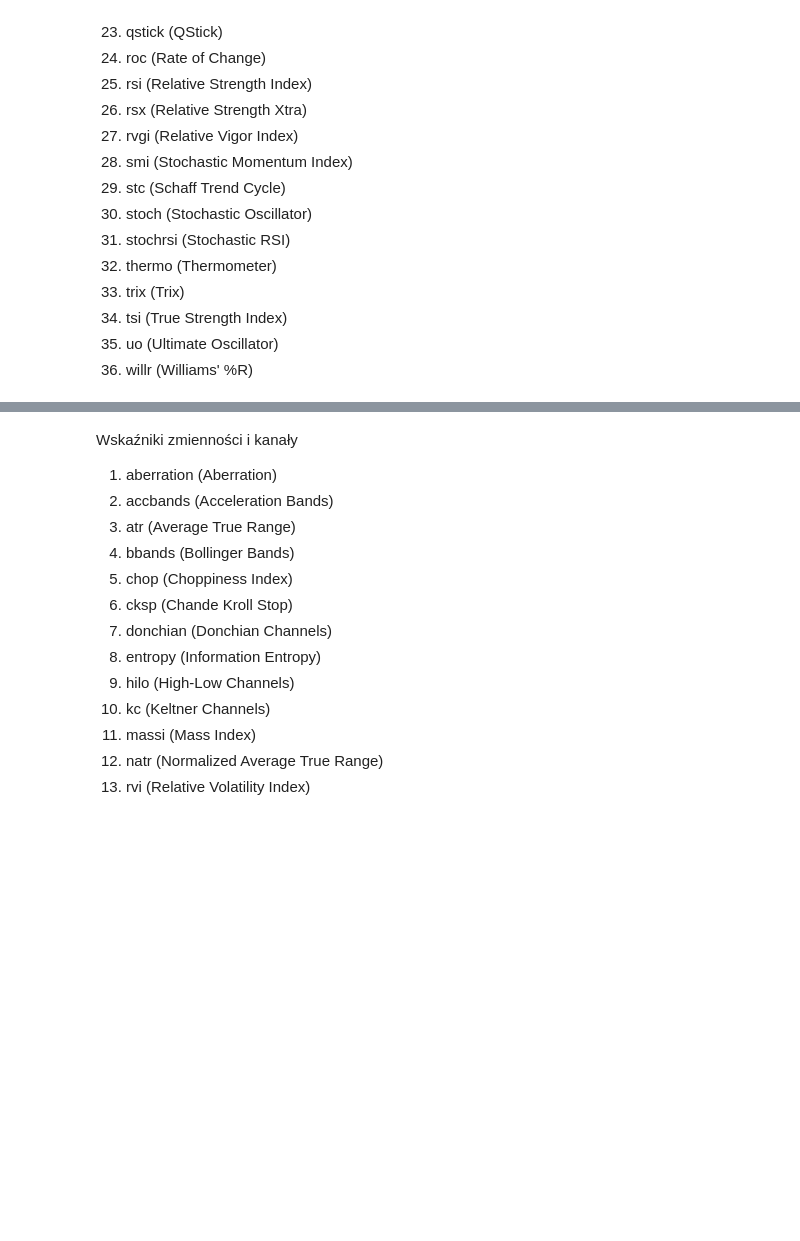
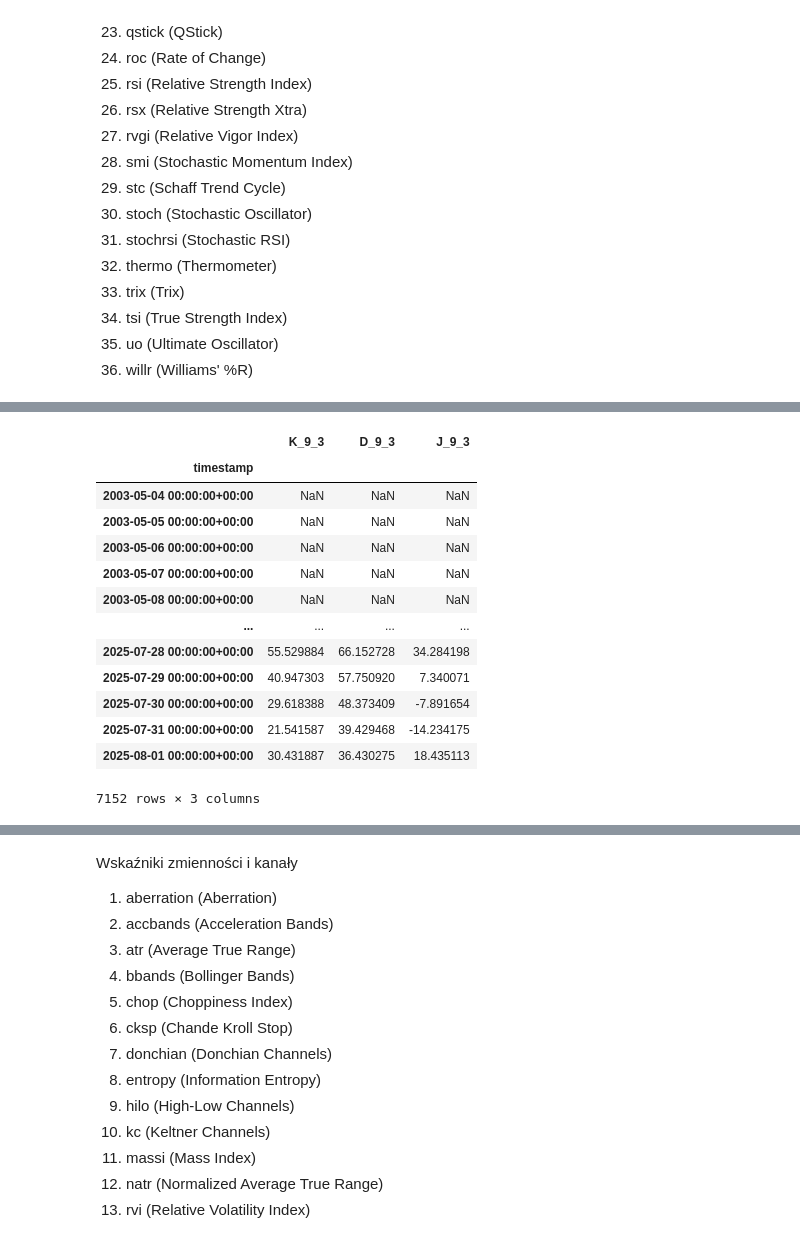
Before and after one commit to MichalTretowski/Trading_model, a Jupyter notebook: Trading.ipynb, the cells around one changed output, grey strips where cells are left out. Cells and saved outputs as stored; diff of their text form; code cells hidden in the pictures; blank space fills up the shorter version.

Commit message:
Oscillators and momentum indicators implementation

```diff
--- a/Trading.ipynb
+++ b/Trading.ipynb
@@ -521,0 +800,19 @@ Default Inputs: length=10, fast=11, slow=14
+# %%
+# 15. KDJ Indicator, ustawienia standardowe
+# Default Inputs: length=9, signal=3, offset=0 <- parametry do modyfikacji
+df.ta.kdj(append=True)
+# %% [output]
+|  | K_9_3 | D_9_3 | J_9_3 |
+| timestamp |  |  |  |
+| 2003-05-04 00:00:00+00:00 | NaN | NaN | NaN |
+| 2003-05-05 00:00:00+00:00 | NaN | NaN | NaN |
+| 2003-05-06 00:00:00+00:00 | NaN | NaN | NaN |
+| 2003-05-07 00:00:00+00:00 | NaN | NaN | NaN |
+| 2003-05-08 00:00:00+00:00 | NaN | NaN | NaN |
+| ... | ... | ... | ... |
+| 2025-07-28 00:00:00+00:00 | 55.529884 | 66.152728 | 34.284198 |
+| 2025-07-29 00:00:00+00:00 | 40.947303 | 57.750920 | 7.340071 |
+| 2025-07-30 00:00:00+00:00 | 29.618388 | 48.373409 | -7.891654 |
+| 2025-07-31 00:00:00+00:00 | 21.541587 | 39.429468 | -14.234175 |
+| 2025-08-01 00:00:00+00:00 | 30.431887 | 36.430275 | 18.435113 |
+7152 rows × 3 columns
```
Also changed, not shown: parts of 196 cells of this notebook.
